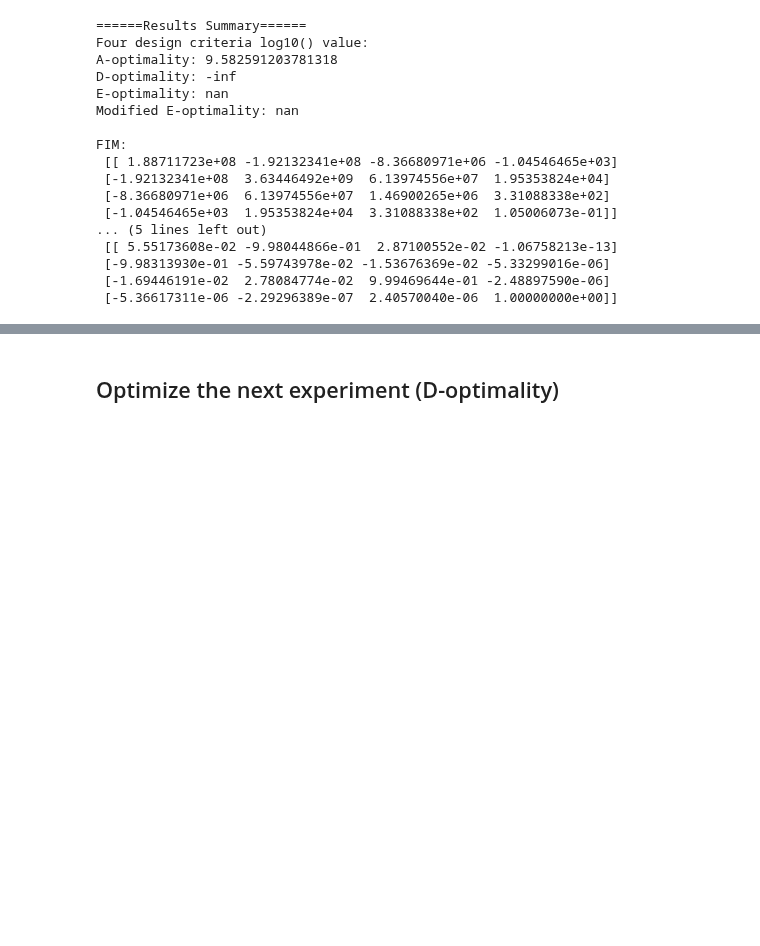
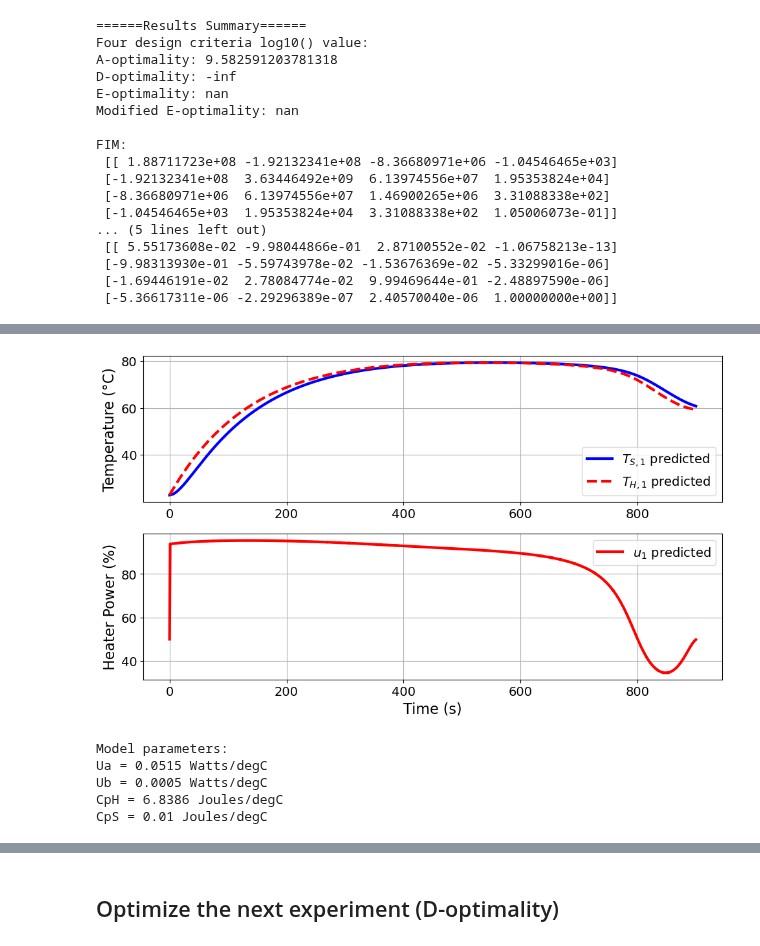
Before and after one commit to dowlinglab/pyomo-doe, a Jupyter notebook: exercise_solutions/doe_exercise.ipynb, the cells around one changed output, grey strips where cells are left out. Cells and saved outputs as stored; diff of their text form; code cells hidden in the pictures; blank space fills up the shorter version.

```diff
--- a/exercise_solutions/doe_exercise.ipynb
+++ b/exercise_solutions/doe_exercise.ipynb
@@ -182,0 +241,12 @@ FIM:
+# %%
+# Extract and plot the results using our custom function
+### BEGIN SOLUTION
+aopt_pyomo_doe_results = extract_plot_results(None, optimize_result3.model)
+### END SOLUTION
+# %% [output]
+[figure, added]
+Model parameters:
+Ua = 0.0515 Watts/degC
+Ub = 0.0005 Watts/degC
+CpH = 6.8386 Joules/degC
+CpS = 0.01 Joules/degC
```
Also changed, not shown: parts of 21 cells of this notebook.
